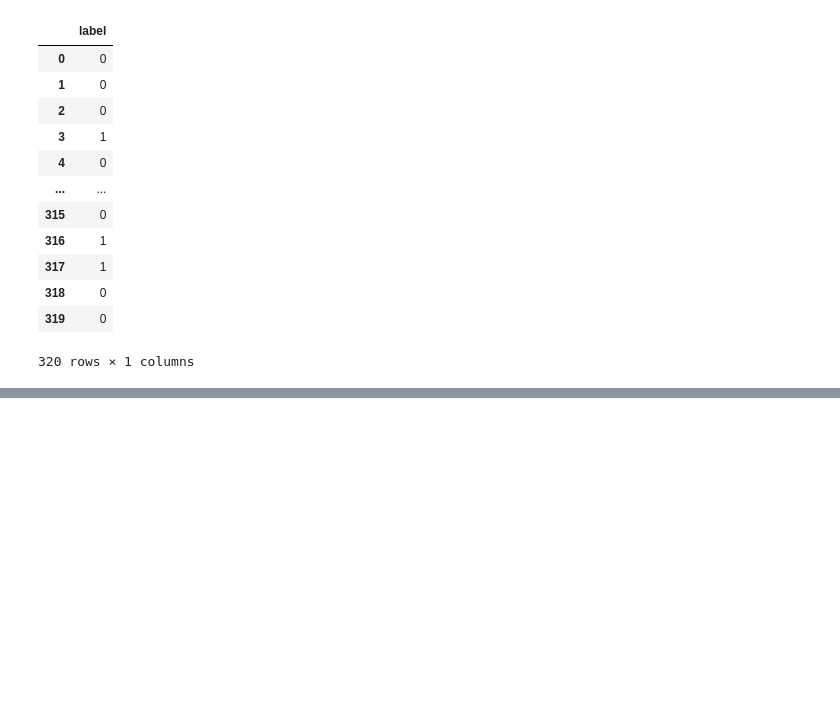
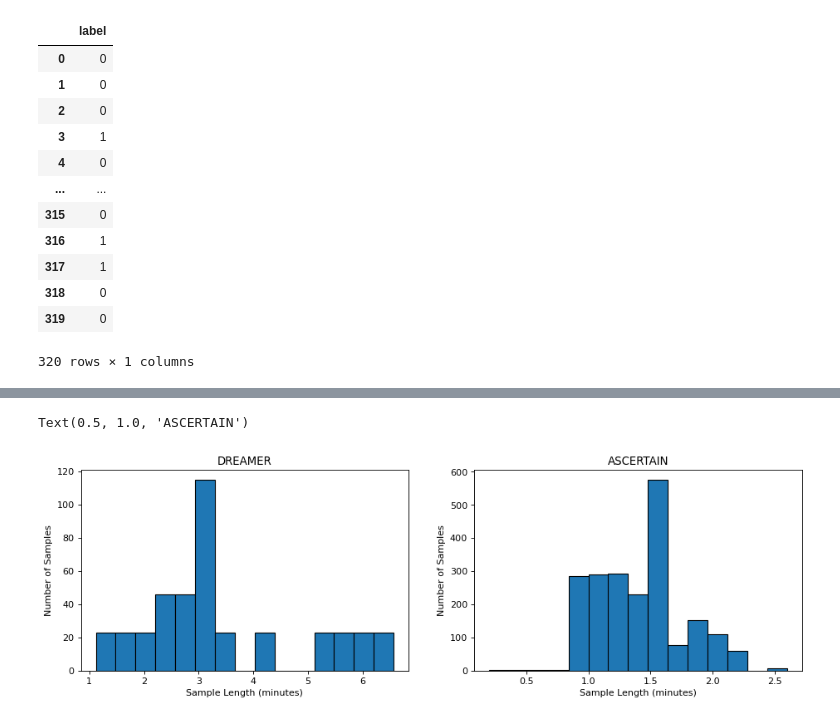
Before and after one commit to TravisCossarini/moodSwing, a Jupyter notebook: pythonModels/FinalModels.ipynb, the cells around one changed output, grey strips where cells are left out. Cells and saved outputs as stored; diff of their text form; code cells hidden in the pictures; blank space fills up the shorter version.

```diff
--- a/pythonModels/FinalModels.ipynb
+++ b/pythonModels/FinalModels.ipynb
@@ -294,7 +301,7 @@ of squared residuals does not satisfy the condition abs(fp-s)/s < tol.
   warnings.warn(message)
 P23V18
 # %%
-labels_DR.drop('P23V17', inplace=True, axis=1)
+# labels_DR.drop('P23V17', inplace=True, axis=1)
 labels_DR_computed = computeLabels(labels_DR)
 # %%
 data_DR.shape, data_DR_computed.shape, len(labels_DR_computed), labels_DR.shape
@@ -407,4 +336,0 @@ P29C23
-# %%
-for col in data_DR_computedNK.columns:
-    if col not in labels_DR.columns:
-        data_DR_computedNK.drop(col, inplace=True, axis=1)
@@ -499,0 +363,28 @@ Index(['HRV_RMSSD', 'HRV_MeanNN', 'HRV_SDNN', 'HRV_SDSD', 'HRV_CVNN',
+# %%
+asList = []
+drList = []
+
+
+for col in data_AS.columns:
+    tempSeries = data_AS[col].dropna()
+#     print(tempSeries.shape[0])
+    asList.append(tempSeries.shape[0]/(256*60))
+
+for col in data_DR.columns:
+    tempSeries = data_DR[col].dropna()
+#     print(tempSeries.shape[0])
+    drList.append(tempSeries.shape[0]/(256*60))
+# %%
+fig, (ax1, ax2) = plt.subplots(1, 2, figsize=(14, 4), dpi=80)
+ax1.hist(drList, 15,  edgecolor="black")
+ax1.set_xlabel('Sample Length (minutes)')
+ax1.set_ylabel('Number of Samples')
+ax1.set_title('DREAMER')
+
+ax2.hist(asList, 15,  edgecolor="black")
+ax2.set_xlabel('Sample Length (minutes)')
+ax2.set_ylabel('Number of Samples')
+ax2.set_title("ASCERTAIN")
+# %% [output]
+Text(0.5, 1.0, 'ASCERTAIN')
+[figure, added]
```
Also changed, not shown: parts of 49 cells of this notebook, 10 other files.
